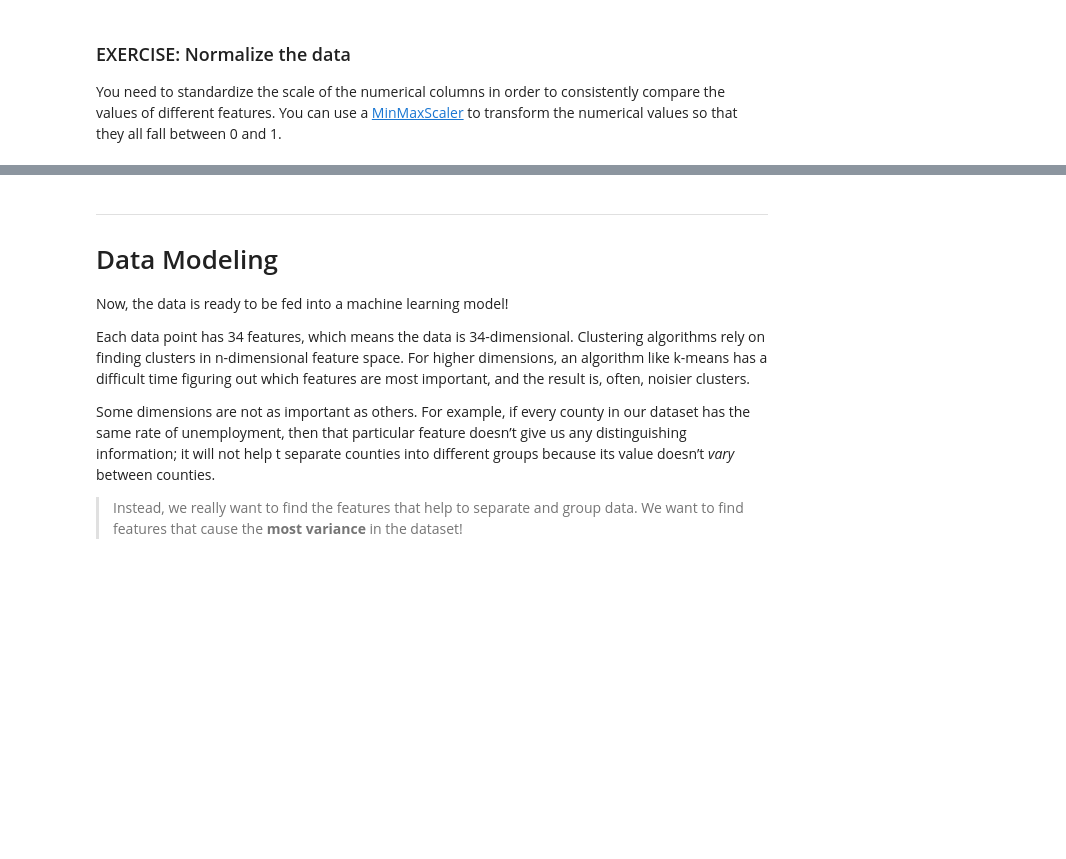
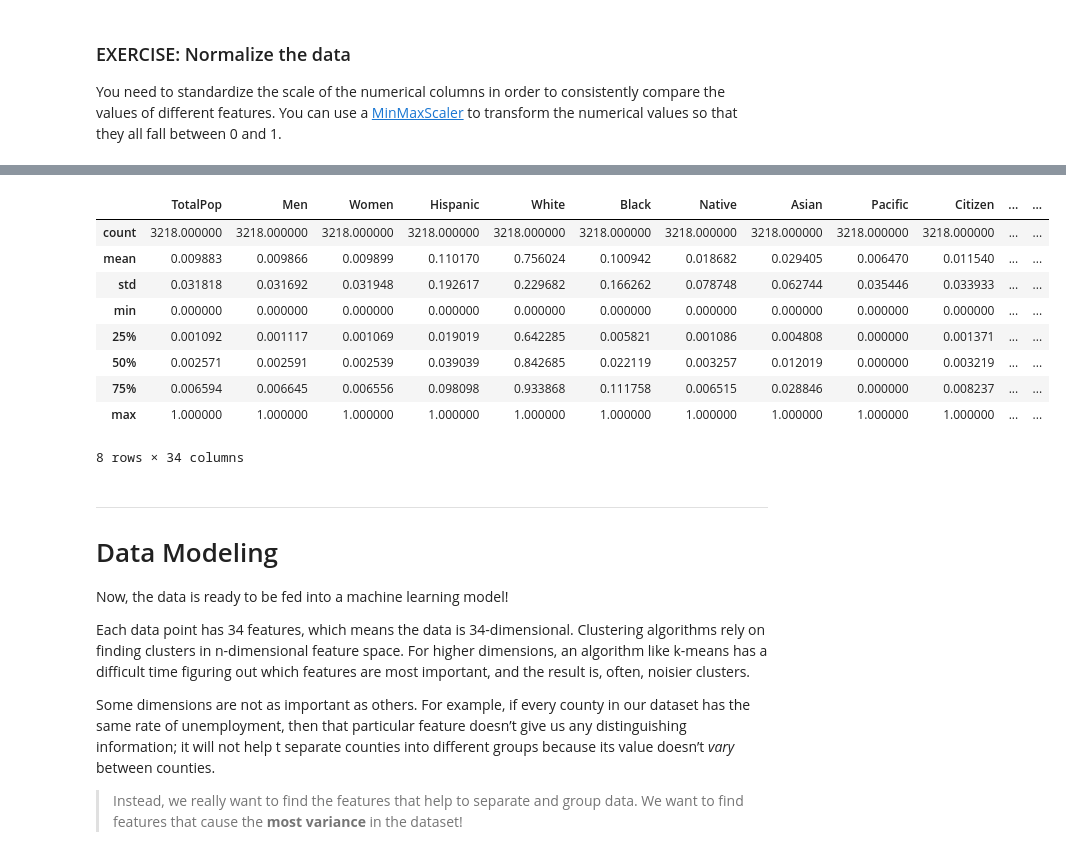
Before and after one commit to bahkali/Population-Segmentation-SageMaker, a Jupyter notebook: Pop_Segmentation_Exercise.ipynb, the cells around one changed output, grey strips where cells are left out. Saved outputs shown, nothing was run; the diff lists cells and outputs as text; code cells hidden in the pictures; blank space fills up the shorter version.

```diff
--- a/Pop_Segmentation_Exercise.ipynb
+++ b/Pop_Segmentation_Exercise.ipynb
@@ -178,4 +273,14 @@ You need to standardize the scale of the numerical columns in order to consisten
 # %%
 # scale numerical features into a normalized range, 0-1
 # store them in this dataframe
-counties_scaled = None
+from sklearn.preprocessing import MinMaxScaler
+scaler = MinMaxScaler()
+# counties_scaled = scaler.fit(clean_counties_df)
+
+counties_scaled=pd.DataFrame(scaler.fit_transform(clean_counties_df.astype(float)))
+
+# get same features and State-County indices
+counties_scaled.columns=clean_counties_df.columns
+counties_scaled.index=clean_counties_df.index
+
+counties_scaled.head()
@@ -182,3 +295,16 @@ counties_scaled = None
+# %%
+counties_scaled.describe()
+# %% [output]
+|  | TotalPop | Men | Women | Hispanic | White | Black | Native | Asian | Pacific | Citizen | ... | ... |
+| count | 3218.000000 | 3218.000000 | 3218.000000 | 3218.000000 | 3218.000000 | 3218.000000 | 3218.000000 | 3218.000000 | 3218.000000 | 3218.000000 | ... | ... |
+| mean | 0.009883 | 0.009866 | 0.009899 | 0.110170 | 0.756024 | 0.100942 | 0.018682 | 0.029405 | 0.006470 | 0.011540 | ... | ... |
+| std | 0.031818 | 0.031692 | 0.031948 | 0.192617 | 0.229682 | 0.166262 | 0.078748 | 0.062744 | 0.035446 | 0.033933 | ... | ... |
+| min | 0.000000 | 0.000000 | 0.000000 | 0.000000 | 0.000000 | 0.000000 | 0.000000 | 0.000000 | 0.000000 | 0.000000 | ... | ... |
+| 25% | 0.001092 | 0.001117 | 0.001069 | 0.019019 | 0.642285 | 0.005821 | 0.001086 | 0.004808 | 0.000000 | 0.001371 | ... | ... |
+| 50% | 0.002571 | 0.002591 | 0.002539 | 0.039039 | 0.842685 | 0.022119 | 0.003257 | 0.012019 | 0.000000 | 0.003219 | ... | ... |
+| 75% | 0.006594 | 0.006645 | 0.006556 | 0.098098 | 0.933868 | 0.111758 | 0.006515 | 0.028846 | 0.000000 | 0.008237 | ... | ... |
+| max | 1.000000 | 1.000000 | 1.000000 | 1.000000 | 1.000000 | 1.000000 | 1.000000 | 1.000000 | 1.000000 | 1.000000 | ... | ... |
+8 rows × 34 columns
 # %% [markdown]
 ---
 # Data Modeling
```
Also changed, not shown: parts of 13 cells of this notebook, 1 other file.
